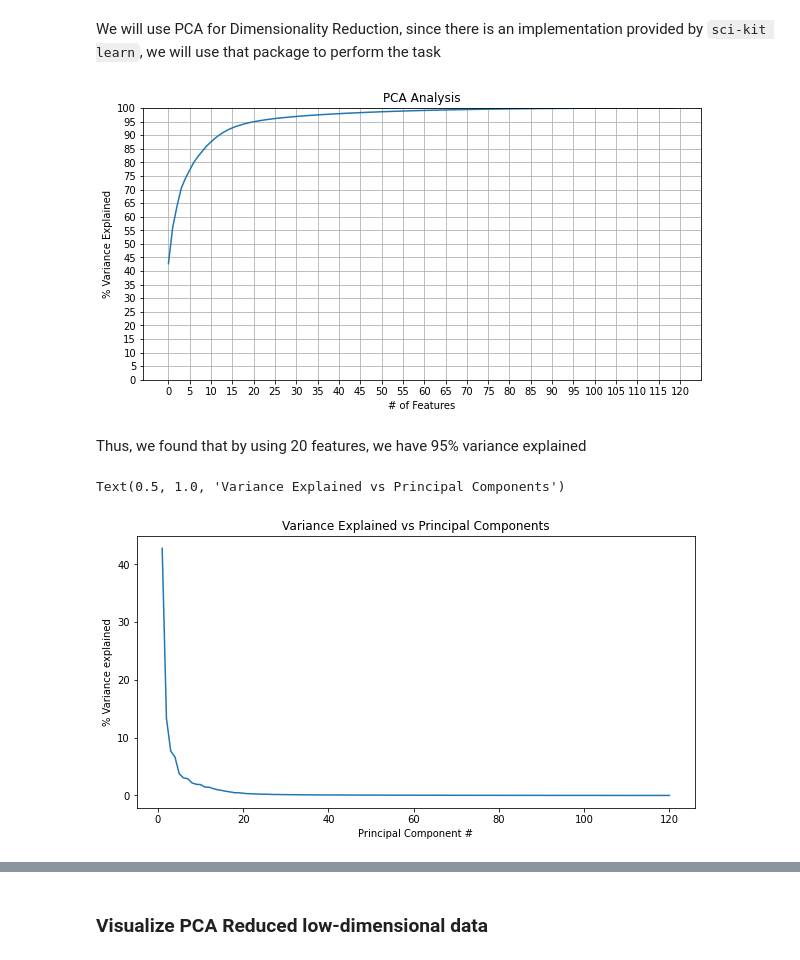
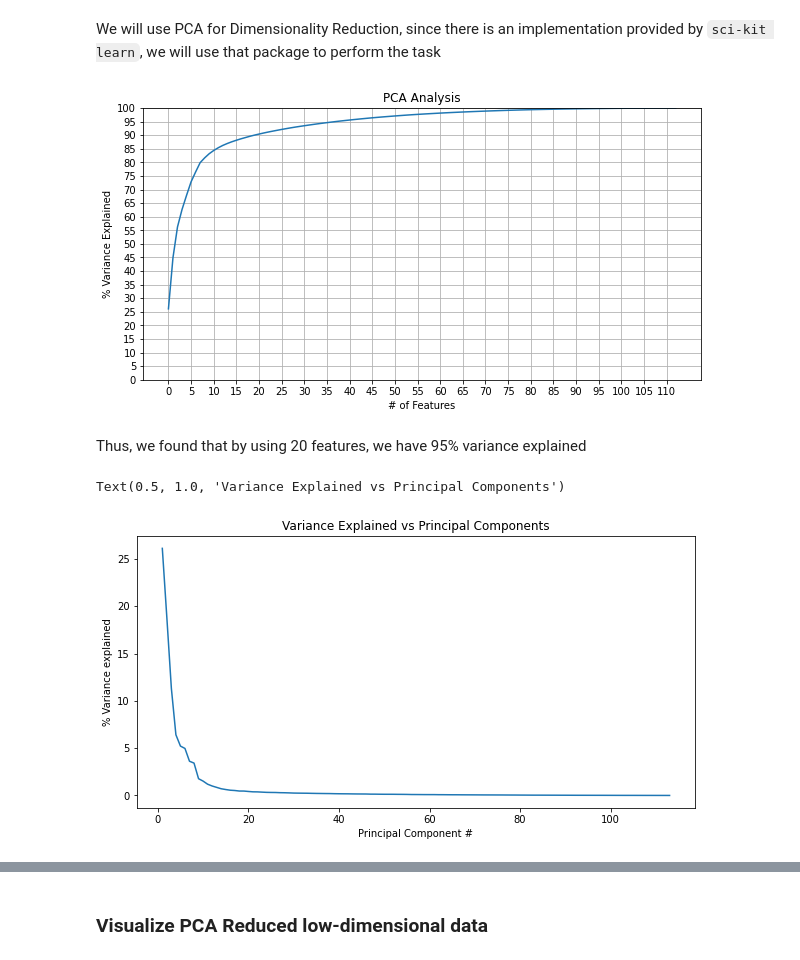
Before and after one commit to JumjieYang/COVID19-ML, a Jupyter notebook: visualize.ipynb, the cells around one changed output, grey strips where cells are left out. Saved outputs shown, nothing was run; the diff lists cells and outputs as text; code cells hidden in the pictures.

```diff
--- a/visualize.ipynb
+++ b/visualize.ipynb
@@ -45,24 +39,24 @@ for region in regions:
 # %% [markdown]
 We will use PCA for Dimensionality Reduction, since there is an implementation provided by `sci-kit learn`, we will use that package to perform the task
 # %%
-pca = PCA(n_components=120)
+pca = PCA(n_components=113)
 pca.fit(data)
 variance = pca.explained_variance_ratio_
 var = np.cumsum(variance*100)
 plt.figure(figsize=(10,5))
 plt.ylabel('% Variance Explained')
 plt.xlabel('# of Features')
 plt.title('PCA Analysis')
 plt.ylim(0,100)
-x = range(0,121,5)
+x = range(0,114,5)
 y = range(0,101,5)
 plt.grid()
 plt.plot(var)
 plt.yticks(y)
 plt.xticks(x)
 plt.show()
 # %% [output]
-[figure, old version]
+[figure, new version]
 # %% [markdown]
 Thus, we found that by using 20 features, we have 95% variance explained
 # %%
@@ -76,7 +70,7 @@ plt.ylabel("% Variance explained")
 plt.title("Variance Explained vs Principal Components")
 # %% [output]
 Text(0.5, 1.0, 'Variance Explained vs Principal Components')
-[figure, old version]
+[figure, new version]
 # %%
 plt.figure(figsize=(20,10))
 plt.plot(np.linspace(1,num_pc_components,num_pc_components),100*np.cumsum(pca2.explained_variance_ratio_))
```
Also changed, not shown: parts of 5 cells of this notebook, 2 other files.
